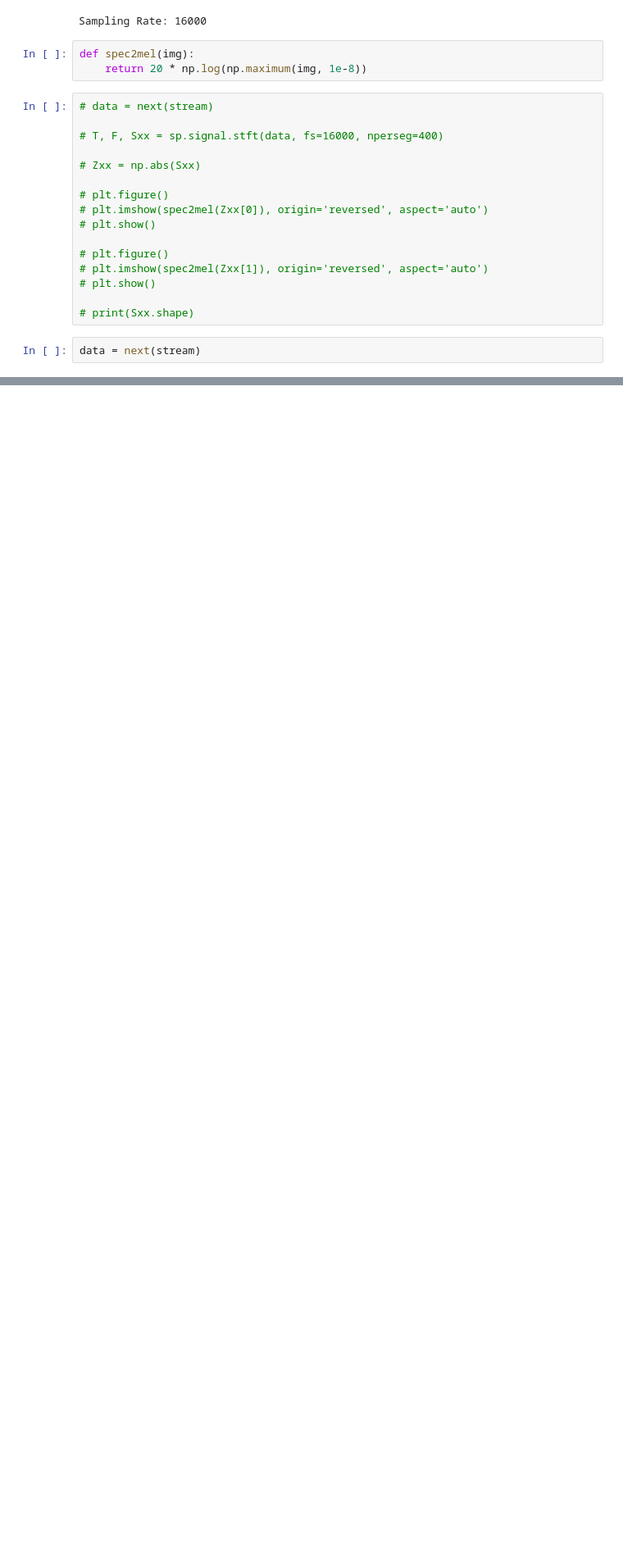
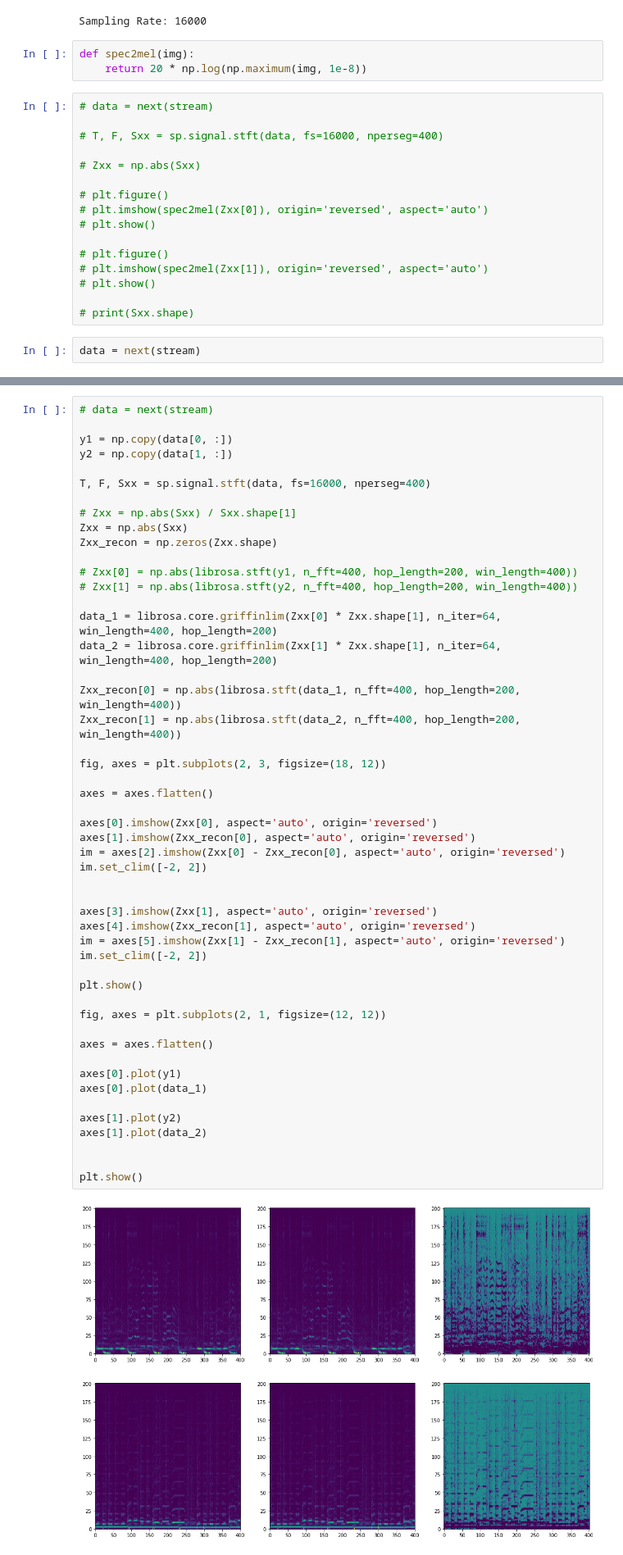
Before and after one commit to Joovvhan/k-pop-style-transfer, a Jupyter notebook: src/griffin-lim-test-clean.ipynb, the cells around one changed output, grey strips where cells are left out. Shown at 82% size. Saved outputs shown, nothing was run; the diff lists cells and outputs as text; blank space fills up the shorter version.

```diff
--- a/src/griffin-lim-test-clean.ipynb
+++ b/src/griffin-lim-test-clean.ipynb
@@ -109,3 +109,55 @@ plt.show()
 # %% [output]
 [figure]
 [figure]
+# %%
+# data = next(stream)
+
+y1 = np.copy(data[0, :])
+y2 = np.copy(data[1, :])
+
+T, F, Sxx = sp.signal.stft(data, fs=16000, nperseg=400)
+
+# Zxx = np.abs(Sxx) / Sxx.shape[1]
+Zxx = np.abs(Sxx)
+Zxx_recon = np.zeros(Zxx.shape)
+
+# Zxx[0] = np.abs(librosa.stft(y1, n_fft=400, hop_length=200, win_length=400))
+# Zxx[1] = np.abs(librosa.stft(y2, n_fft=400, hop_length=200, win_length=400))
+
+data_1 = librosa.core.griffinlim(Zxx[0] * Zxx.shape[1], n_iter=64, win_length=400, hop_length=200)
+data_2 = librosa.core.griffinlim(Zxx[1] * Zxx.shape[1], n_iter=64, win_length=400, hop_length=200)
+
+Zxx_recon[0] = np.abs(librosa.stft(data_1, n_fft=400, hop_length=200, win_length=400))
+Zxx_recon[1] = np.abs(librosa.stft(data_2, n_fft=400, hop_length=200, win_length=400))
+
+fig, axes = plt.subplots(2, 3, figsize=(18, 12))
+
+axes = axes.flatten()
+
+axes[0].imshow(Zxx[0], aspect='auto', origin='reversed')
+axes[1].imshow(Zxx_recon[0], aspect='auto', origin='reversed')
+im = axes[2].imshow(Zxx[0] - Zxx_recon[0], aspect='auto', origin='reversed')
+im.set_clim([-2, 2])
+
+
+axes[3].imshow(Zxx[1], aspect='auto', origin='reversed')
+axes[4].imshow(Zxx_recon[1], aspect='auto', origin='reversed')
+im = axes[5].imshow(Zxx[1] - Zxx_recon[1], aspect='auto', origin='reversed')
+im.set_clim([-2, 2])
+
+plt.show()
+
+fig, axes = plt.subplots(2, 1, figsize=(12, 12))
+
+axes = axes.flatten()
+
+axes[0].plot(y1)
+axes[0].plot(data_1)
+
+axes[1].plot(y2)
+axes[1].plot(data_2)
+
+
+plt.show()
+# %% [output]
+[figure, added]
```
Also changed, not shown: parts of 3 cells of this notebook, 7 other files.
